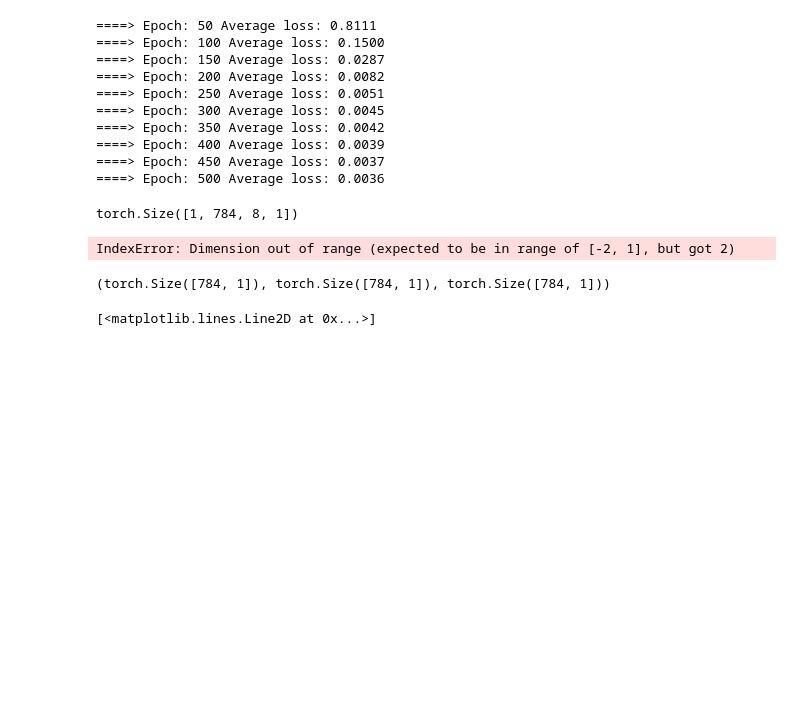
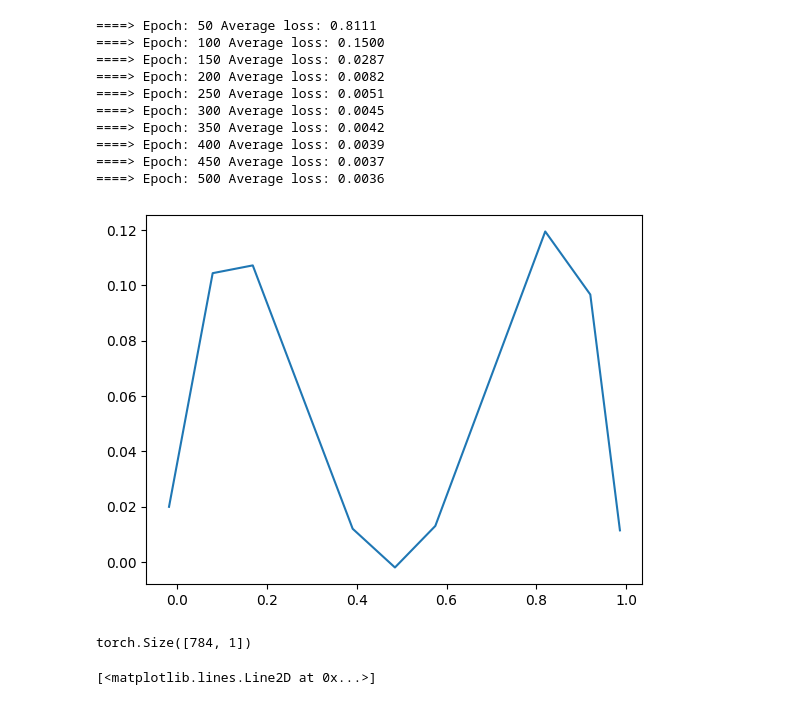
Before and after one commit to sjamthe/customNNexperiments, a Jupyter notebook: Image Reshaping experiments-2.ipynb, the cells around one changed output. Drawn from its saved outputs; the diff is of its cells as text; code cells hidden in the pictures; blank space fills up the shorter version.

```diff
--- a/Image Reshaping experiments-2.ipynb
+++ b/Image Reshaping experiments-2.ipynb
@@ -407,22 +395,22 @@ for epoch in range(1, num_epochs+1):
 ====> Epoch: 400 Average loss: 0.0039
 ====> Epoch: 450 Average loss: 0.0037
 ====> Epoch: 500 Average loss: 0.0036
+# %%
+# Plot model params
+xval = model.x.reshape(model.x.shape[1]).detach().numpy()
+yval = model.y.reshape(model.x.shape[1]).detach().numpy()
+plt.plot(xval,yval)
+plt.show()
+# %% [output]
+[figure, added]
 # %%
 # Test decoder
 
 decoder = Decoder(image_shape=ytest.shape)
-ydecoded = decoder(batch_size=1, segment_x=model.x, segment_y=model.y)
+ydecoded = decoder(segment_x=model.x, segment_y=model.y)
 ydecoded.shape
 # %% [output]
-torch.Size([1, 784, 8, 1])
+torch.Size([784, 1])
-# %%
-ydecoded = ydecoded.sum([0,2,3]).unsqueeze(-1)
-# %% [output]
-IndexError: Dimension out of range (expected to be in range of [-2, 1], but got 2)
-# %%
-ydecoded.shape, ytest.shape, x_in.shape
-# %% [output]
-(torch.Size([784, 1]), torch.Size([784, 1]), torch.Size([784, 1]))
 # %%
 plt.plot(x_in,ytest)
 plt.plot(x_in,ydecoded.detach().numpy())
```
Also changed, not shown: parts of 3 cells of this notebook.
